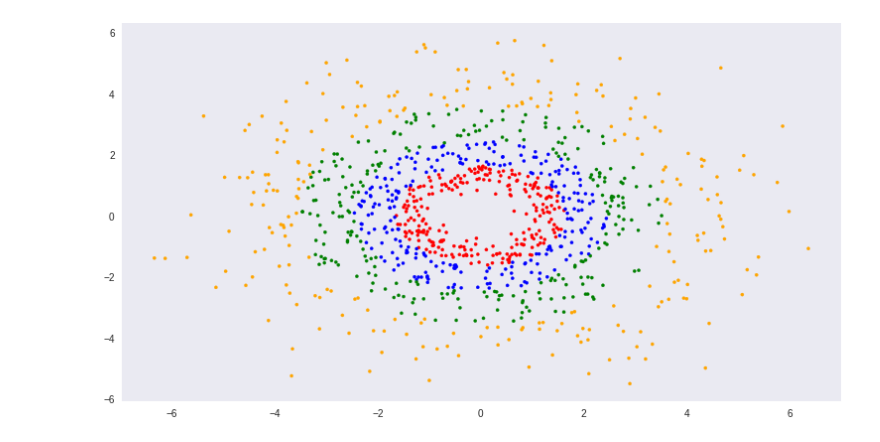
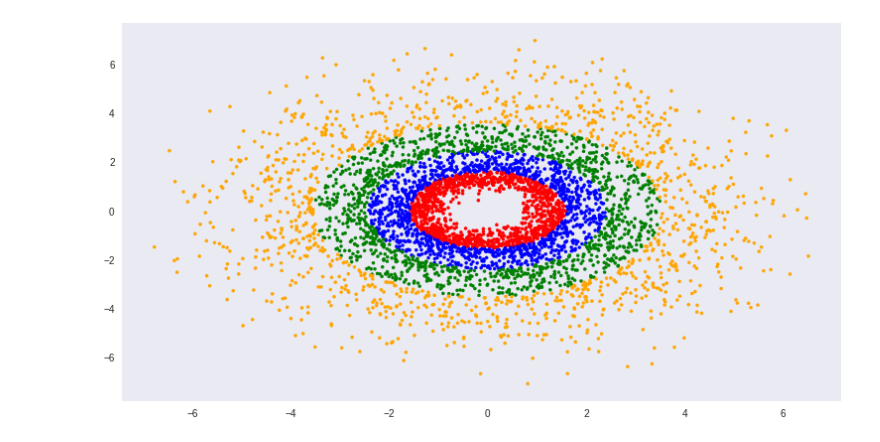
Before and after one commit to alekriley/alekriley.github.io, a Jupyter notebook: vae_clustering.ipynb, the cells around one changed output. Drawn from its saved outputs; the diff is of its cells as text; code cells hidden in the pictures.

```diff
--- a/vae_clustering.ipynb
+++ b/vae_clustering.ipynb
@@ -8,21 +8,21 @@ import tensorflow as tf
 %matplotlib inline
 # %%
 #2d data
-n_samples = 1000
+n_samples = 5000
 clusters = 4
 theta = np.random.rand(n_samples)*2*np.pi
 r = np.concatenate([np.random.rand(n_samples//clusters)*(i+1)*2//1.5+1.5 for i in range(clusters)])+\
     np.random.randn(n_samples)*0.3
 
 data = np.array([r*np.cos(theta),r*np.sin(theta)]).T
 dsort = np.argsort(data[:,0]**2+data[:,1]**2)
 
 sne.set_style('dark')
 plt.figure(figsize=(13,7))
 plt.scatter(data[dsort,0],data[dsort,1],c=np.repeat(['red','blue','green','orange'],n_samples//clusters),s=10)
 plt.show()
 # %% [output]
-[figure, old version]
+[figure, new version]
 # %%
 class VAE:
   pass
```
Also changed, not shown: parts of 7 cells of this notebook.
